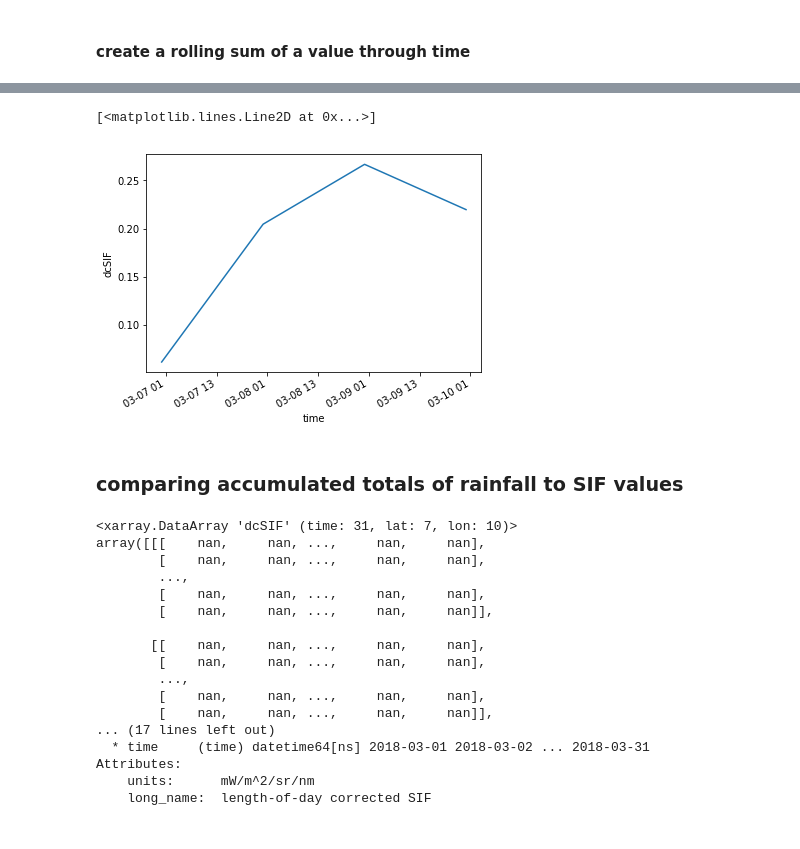
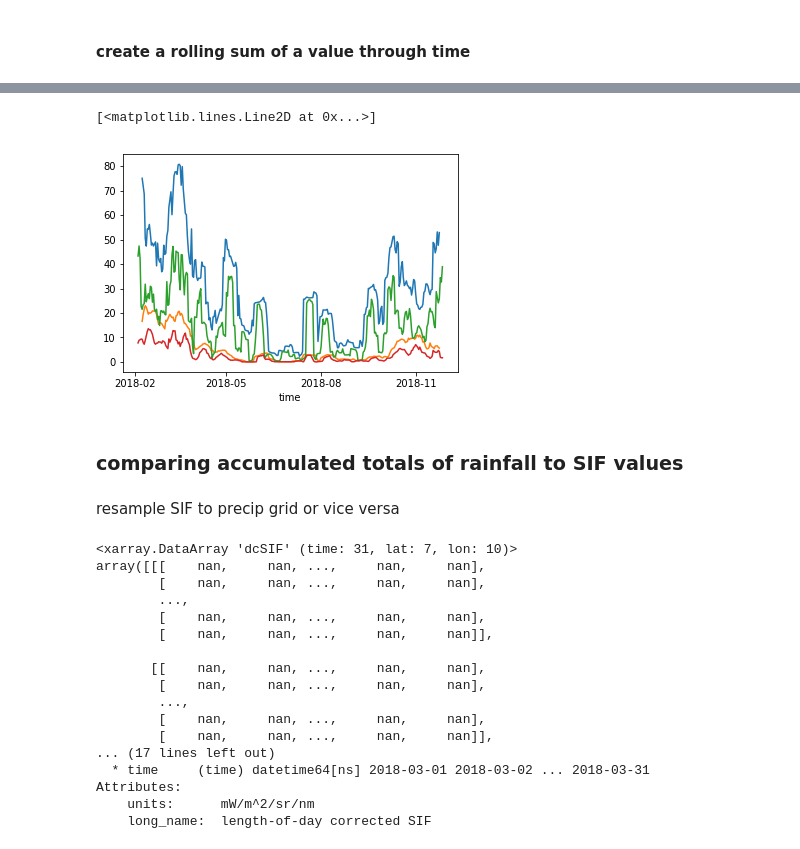
Before and after one commit to patrickcgray/sif_analysis, a Jupyter notebook: python/sif_imerg_filtering.ipynb, the cells around one changed output, grey strips where cells are left out. Drawn from its saved outputs; the diff is of its cells as text; code cells hidden in the pictures.

```diff
--- a/python/sif_imerg_filtering.ipynb
+++ b/python/sif_imerg_filtering.ipynb
@@ -208,7 +117,16 @@ dry_imerg_xds.HQprecipitation.rolling(time=3, center=True).sum().mean(dim=('lat'
-# %%
-dry_xds.sel(time=slice("2018-03-05", "2018-03-10")).dcSIF.mean(dim=('lat', 'lon')).plot()
-# %% [output]
-[<matplotlib.lines.Line2D at 0x...>]
-[figure, removed]
+# %%
+# need to rechunk these arrays along these rules https://docs.dask.org/en/latest/array-chunks.html
+# da.chunk() Coerce all arrays in this dataset into dask arrays with the given chunks.
+rainy_imerg_xds = rainy_imerg_xds.chunk(200)
+dry_imerg_xds = dry_imerg_xds.chunk(200)
+# %%
+rainy_imerg_xds.HQprecipitation.rolling(time=14, center=True).sum().mean(dim=('lat', 'lon')).plot()
+dry_imerg_xds.HQprecipitation.rolling(time=14, center=True).sum().mean(dim=('lat', 'lon')).plot()
+
+rainy_imerg_xds.HQprecipitation.rolling(time=7, center=True).sum().mean(dim=('lat', 'lon')).plot()
+dry_imerg_xds.HQprecipitation.rolling(time=7, center=True).sum().mean(dim=('lat', 'lon')).plot()
+# %% [output]
+[<matplotlib.lines.Line2D at 0x...>]
+[figure, added]
 # %% [markdown]
 ### comparing accumulated totals of rainfall to SIF values
@@ -217,3 +133,5 @@ resample SIF to precip grid or vice versa
+# %% [markdown]
+resample SIF to precip grid or vice versa
 # %%
 combo = xr.combine_by_coords([rainy_imerg_xds, rainy_xds], coords=['lat', 'lon'], join="right").dcSIF
 # %%
```
Also changed, not shown: parts of 19 cells of this notebook, 5 other files.
